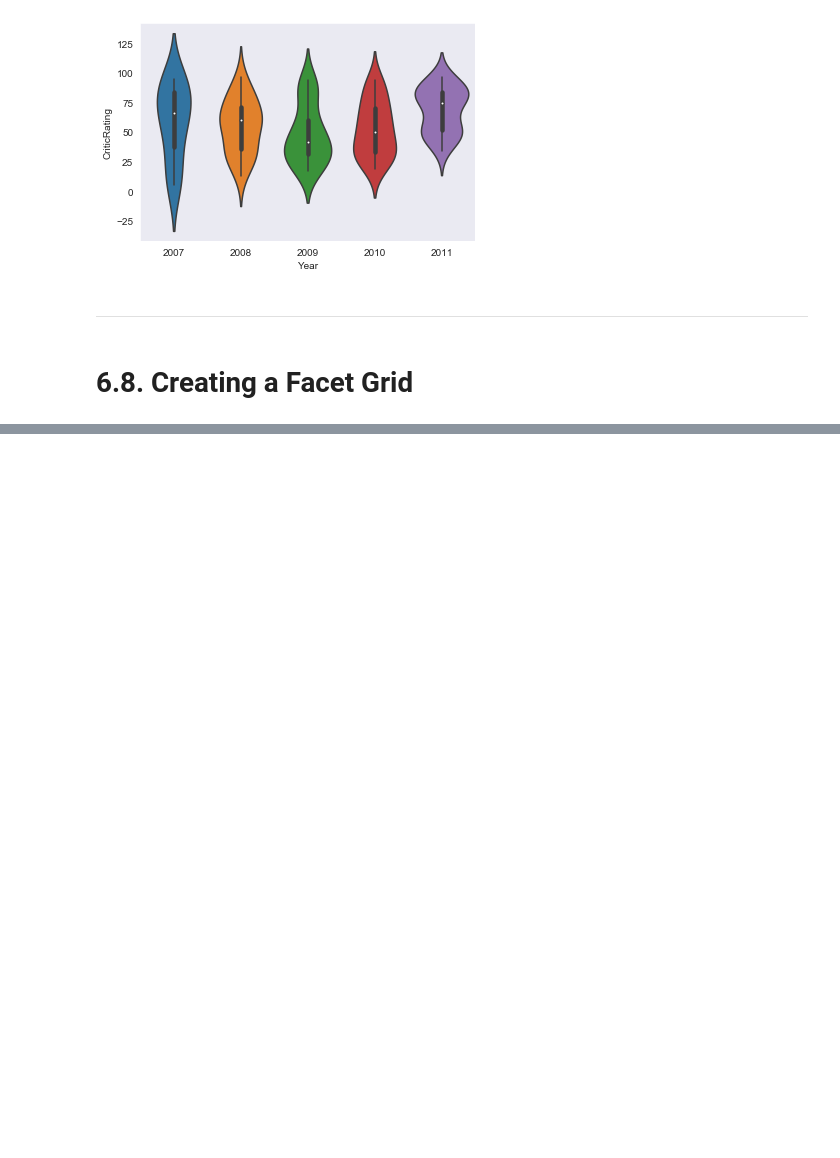
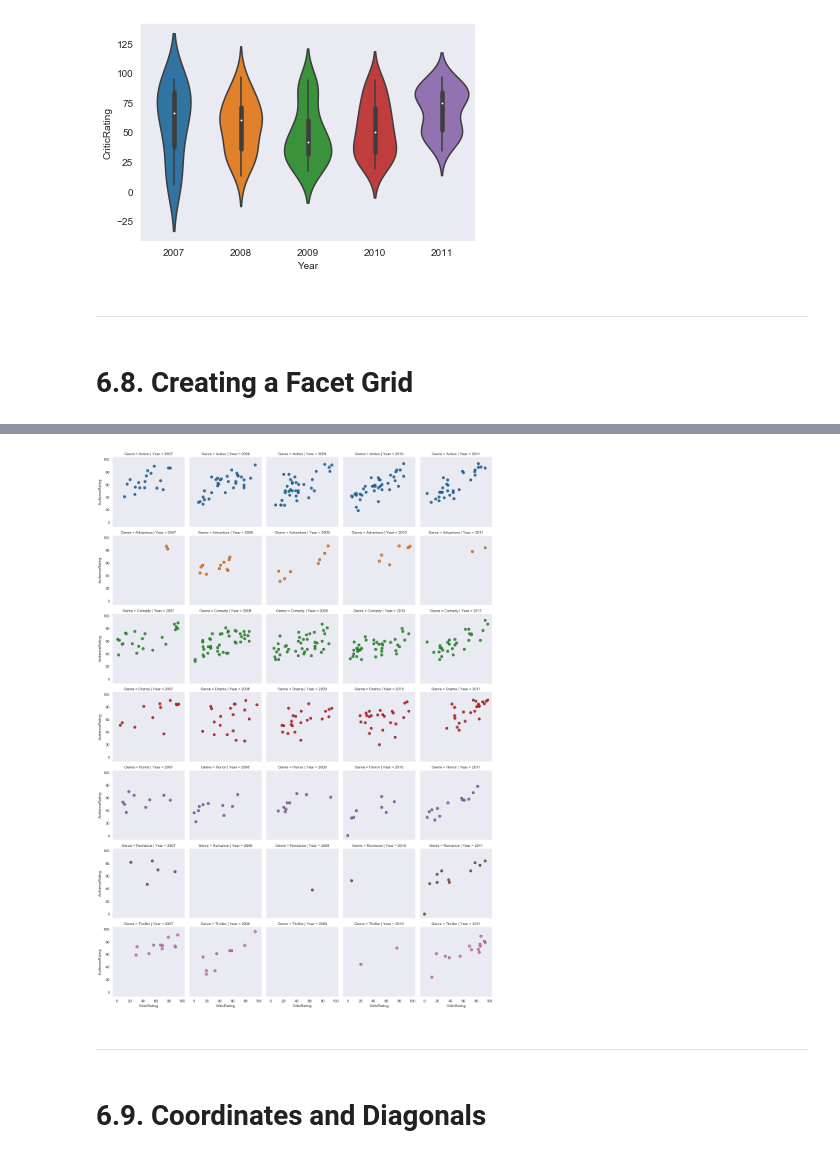
Before and after one commit to crivisan/Thesis_Prep, a Jupyter notebook: 1_Py4DS/6_Advanced_Visualization.ipynb, the cells around one changed output, grey strips where cells are left out. Cells and saved outputs as stored; diff of their text form; code cells hidden in the pictures; blank space fills up the shorter version.

```diff
--- a/1_Py4DS/6_Advanced_Visualization.ipynb
+++ b/1_Py4DS/6_Advanced_Visualization.ipynb
@@ -340,0 +361,12 @@ z2b = sns.violinplot(data=movies[movies.Genre=="Drama"], x="Year", y="CriticRati
+# %%
+#back to scatter plots:
+g = sns.FacetGrid(movies, row='Genre', col='Year', hue='Genre')
+kws = dict(s=50, linewidth=0.5, edgecolor='black')
+g = g.map(plt.scatter, "CriticRating", "AudienceRating", **kws)
+plt.show()
+# %% [output]
+[figure, added]
+# %% [markdown]
+---
+# %% [markdown]
+# 6.9. Coordinates and Diagonals
```
Also changed, not shown: parts of 17 cells of this notebook.
